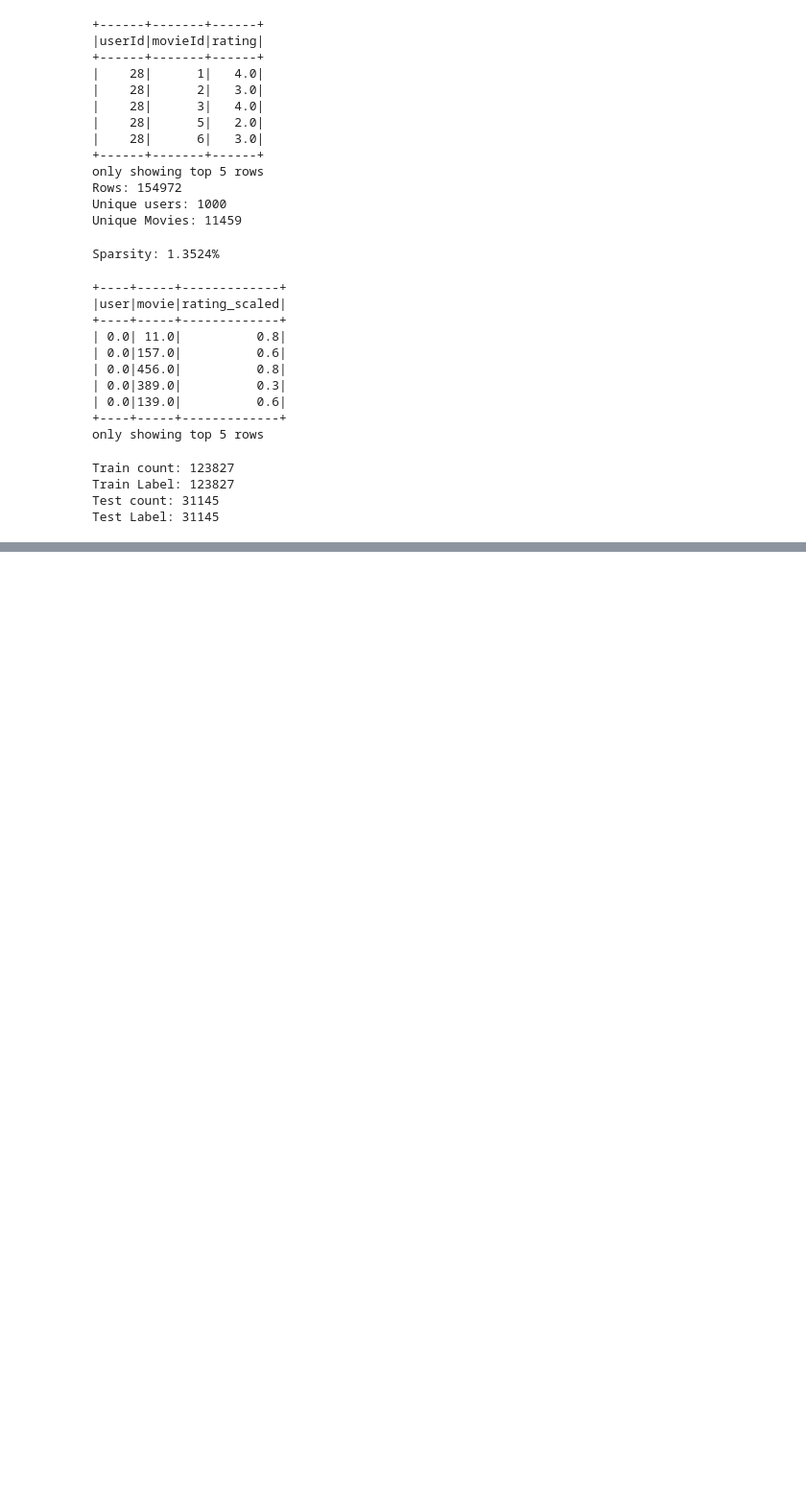
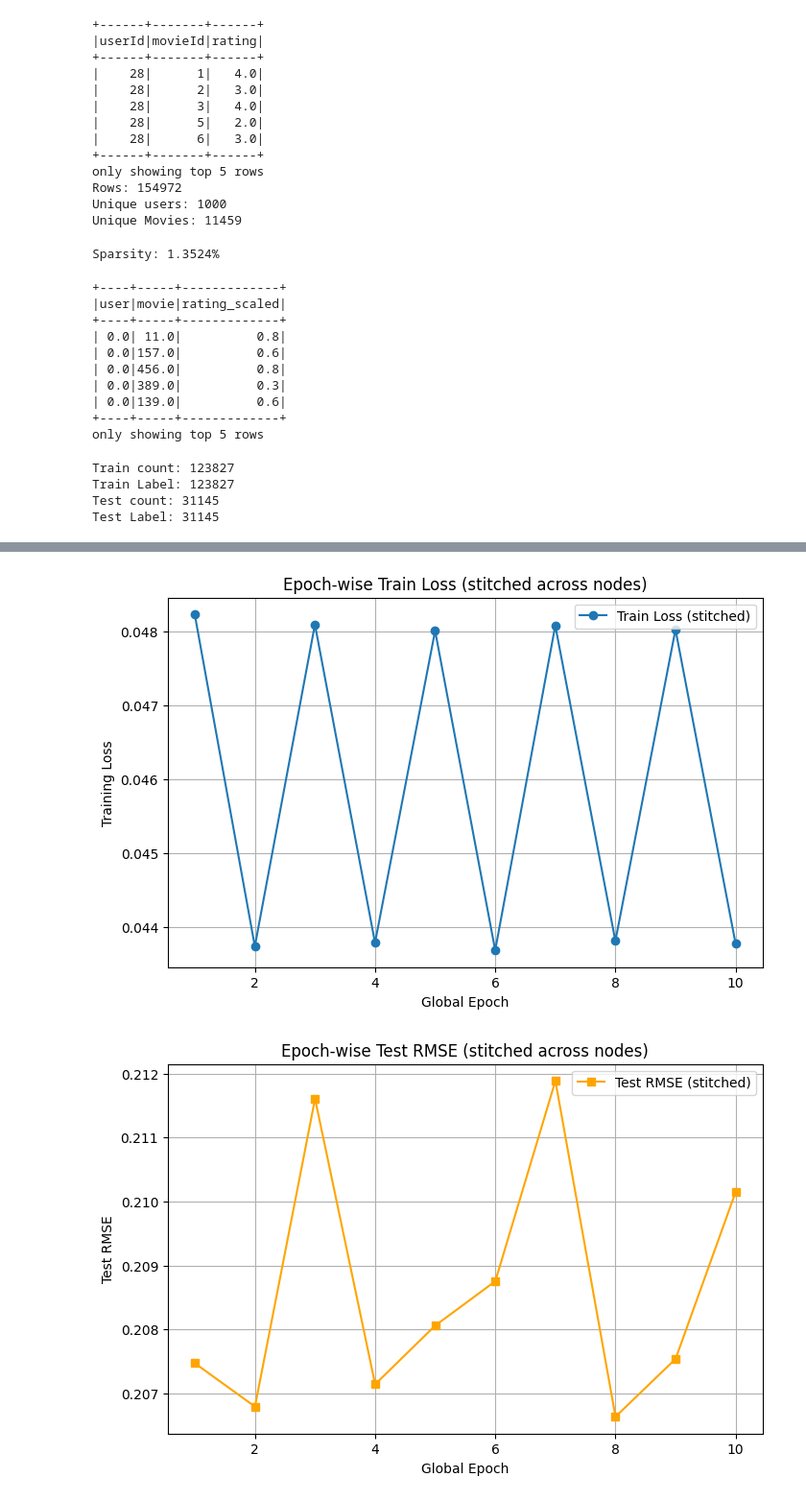
Before and after one commit to Gouthamx/Distributed_Gradient_Descent_for_Sparse_Data, a Jupyter notebook: Approach_2.ipynb, the cells around one changed output, grey strips where cells are left out. Shown: that part at 96% size. Saved outputs shown, nothing was run; the diff lists cells and outputs as text; code cells hidden in the pictures; blank space fills up the shorter version.

```diff
--- a/Approach_2.ipynb
+++ b/Approach_2.ipynb
@@ -323,3 +325,40 @@ Node 5 | Epoch 10/10 | Train RMSE: 0.2017 | Test RMSE: 0.2138
+# %%
+# ---------- Aggregation (Epoch Split: stitch node curves sequentially) ----------
+stitched_train_curve = []
+stitched_test_rmse_curve = []
+
+epochs_per_node = 2   # each node runs 2 epochs
+global_epoch = 1
+
+for node in all_nodes_stats:
+    # take only the first `epochs_per_node` values from each node
+    for e in range(epochs_per_node):
+        stitched_train_curve.append(node["train_losses"][e])
+        stitched_test_rmse_curve.append(node["test_rmses"][e])
+        global_epoch += 1
+
+# ---------- Plot Stitched Train Loss ----------
+plt.figure(figsize=(8,5))
+plt.plot(range(1, len(stitched_train_curve)+1), stitched_train_curve, marker='o', label="Train Loss (stitched)")
+plt.xlabel("Global Epoch")
+plt.ylabel("Training Loss")
+plt.title("Epoch-wise Train Loss (stitched across nodes)")
+plt.legend()
+plt.grid(True)
+plt.show()
+
+# ---------- Plot Stitched Test RMSE ----------
+plt.figure(figsize=(8,5))
+plt.plot(range(1, len(stitched_test_rmse_curve)+1), stitched_test_rmse_curve, marker='s', color='orange', label="Test RMSE (stitched)")
+plt.xlabel("Global Epoch")
+plt.ylabel("Test RMSE")
+plt.title("Epoch-wise Test RMSE (stitched across nodes)")
+plt.legend()
+plt.grid(True)
+plt.show()
+# %% [output]
+[figure, added]
+[figure, added]
 # %%
 import utils
 
```
Also changed, not shown: parts of 2 cells of this notebook, 4 other files.
